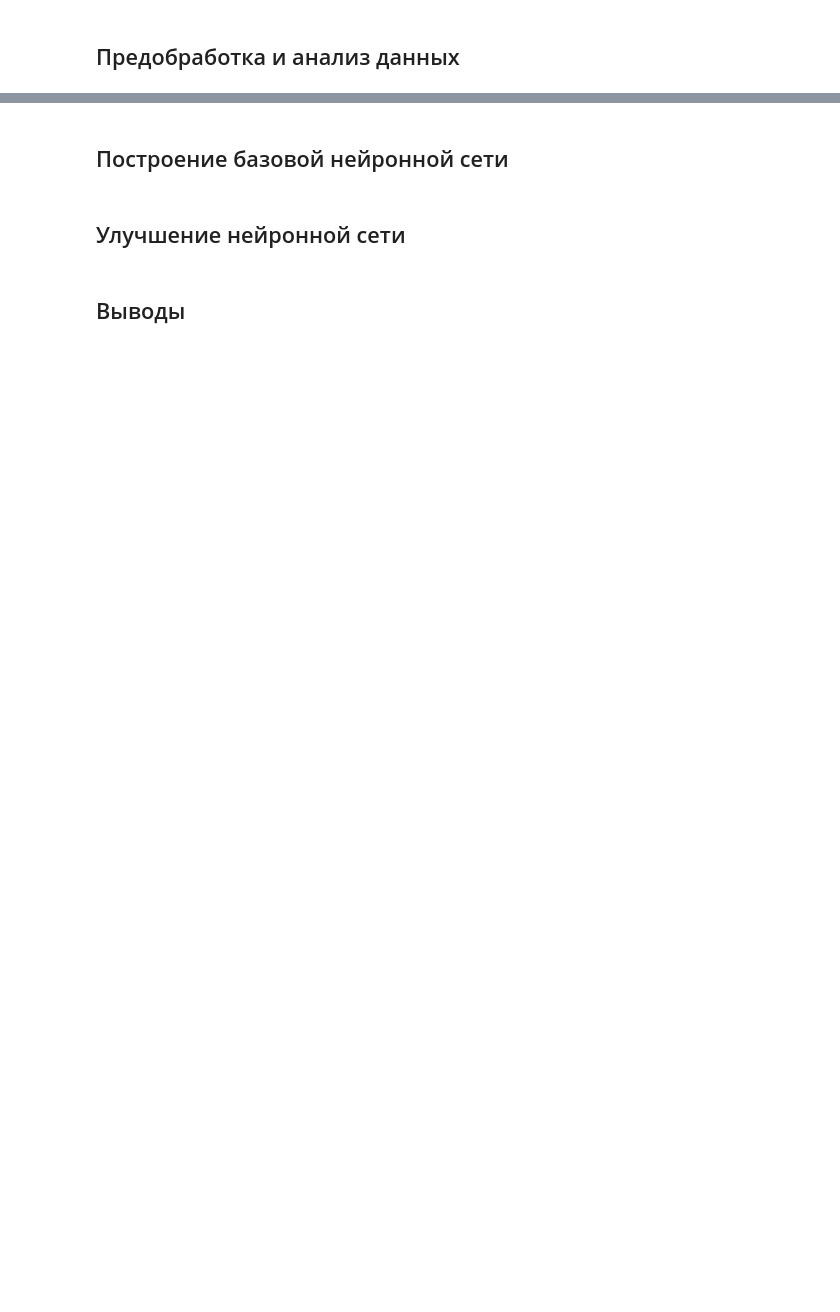
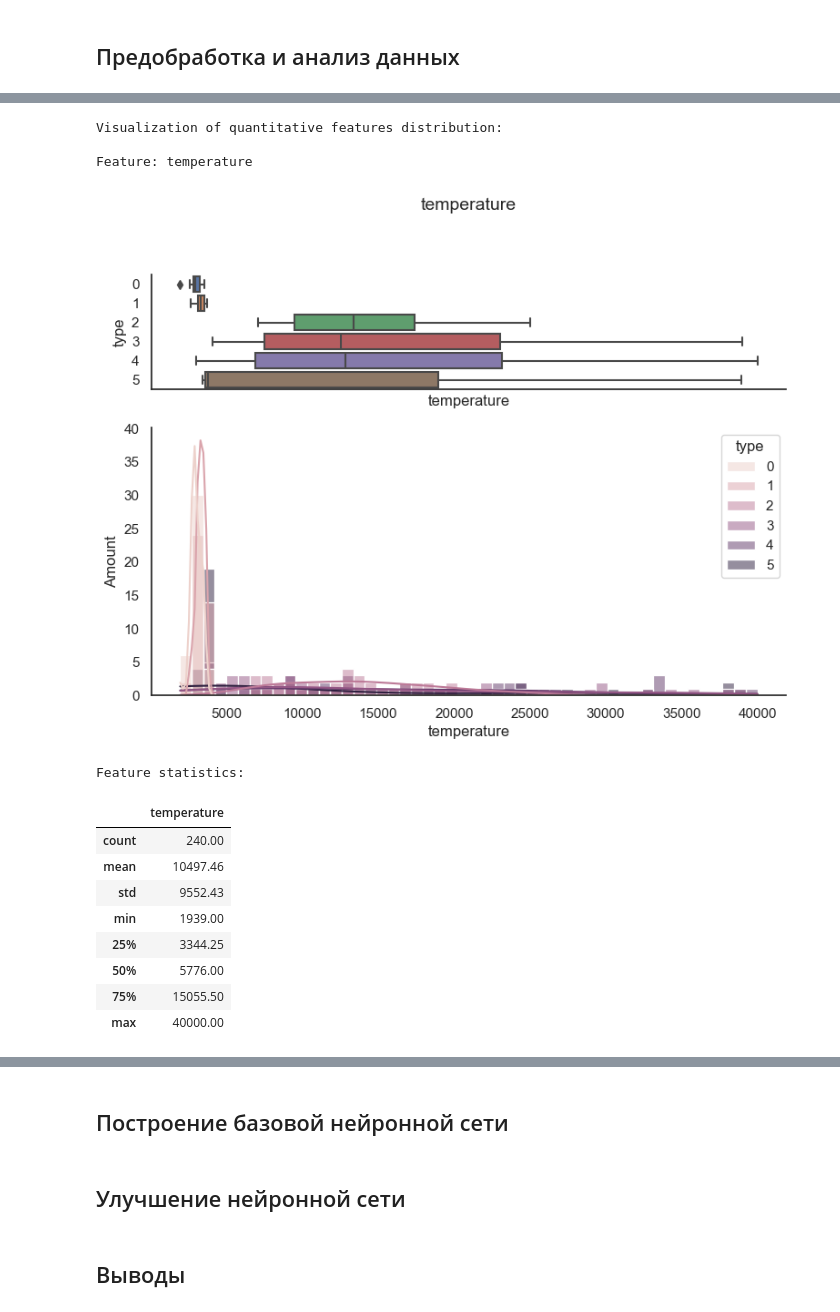
Before and after one commit to AdamCage/star_temperature_prediction_with_pytorch, a Jupyter notebook: star_temperature_prediction.ipynb, the cells around one changed output, grey strips where cells are left out. Cells and saved outputs as stored; diff of their text form; code cells hidden in the pictures; blank space fills up the shorter version.

```diff
--- a/star_temperature_prediction.ipynb
+++ b/star_temperature_prediction.ipynb
@@ -110,0 +507,18 @@
+# %%
+create_visualization(data=data[["temperature", "type"]], dtype="scalars",
+                     target="type", is_cat_target=True, figsize=(9, 6))
+# %% [output]
+Visualization of quantitative features distribution:
+
+Feature: temperature
+[figure, added]
+Feature statistics:
+|  | temperature |
+| count | 240.00 |
+| mean | 10497.46 |
+| std | 9552.43 |
+| min | 1939.00 |
+| 25% | 3344.25 |
+| 50% | 5776.00 |
+| 75% | 15055.50 |
+| max | 40000.00 |
```
Also changed, not shown: parts of 13 cells of this notebook, 1 other file.
